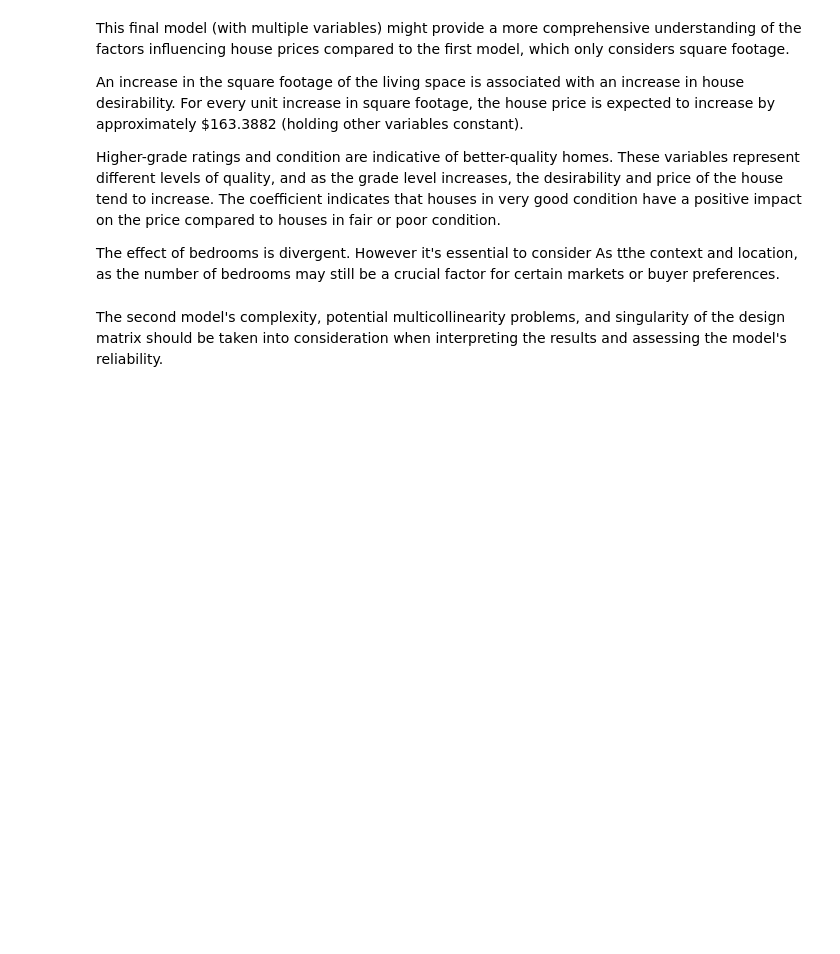
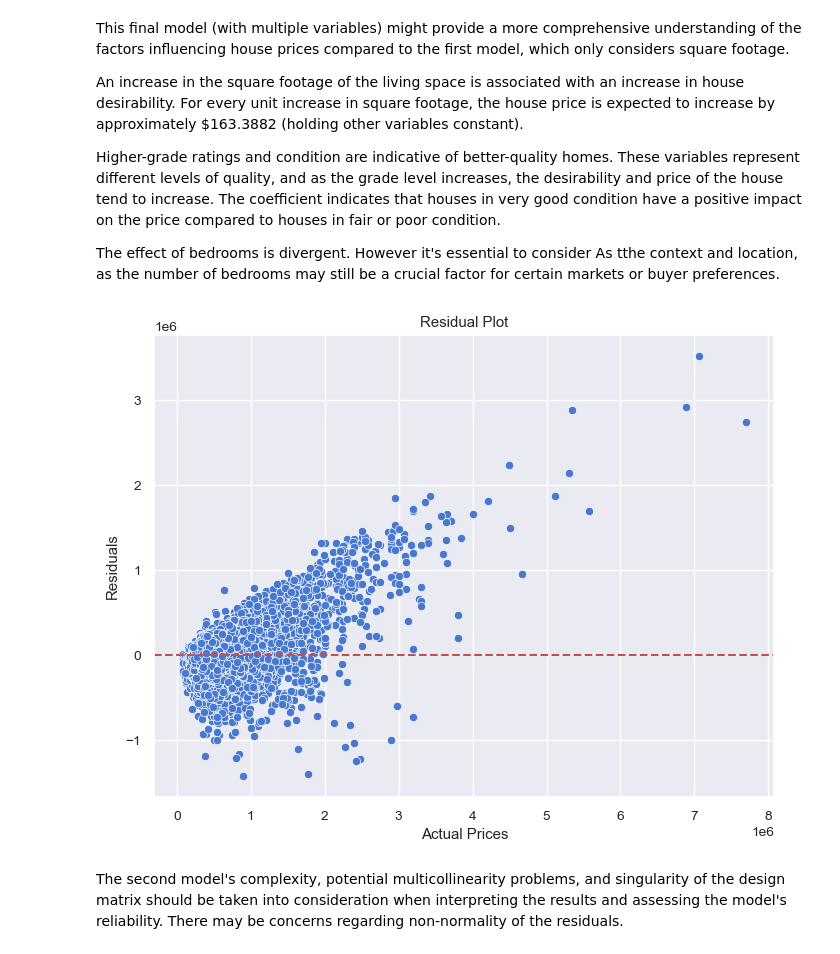
Before and after one commit to Perception-ui/phase_2, a Jupyter notebook: notebook.ipynb, the cells around one changed output. Drawn from its saved outputs; the diff is of its cells as text; code cells hidden in the pictures; blank space fills up the shorter version.

```diff
--- a/notebook.ipynb
+++ b/notebook.ipynb
@@ -719,5 +741,19 @@ An increase in the square footage of the living space is associated with an incr
 Higher-grade ratings and condition are indicative of better-quality homes. These variables represent different levels of quality, and as the grade level increases, the desirability and price of the house tend to increase. The coefficient indicates that houses in very good condition have a positive impact on the price compared to houses in fair or poor condition.
 
 The effect of bedrooms is divergent. However it's essential to consider As tthe context and location, as the number of bedrooms may still be a crucial factor for certain markets or buyer preferences.
+# %%
+# Calculate the residuals
+residuals = y - trained_model.fittedvalues
+
+# Scatter plot of residuals against actual prices
+plt.figure(figsize=(8, 6))
+sns.scatterplot(x=y, y=residuals)
+plt.xlabel('Actual Prices')
+plt.ylabel('Residuals')
+plt.title('Residual Plot')
+plt.axhline(0, color='r', linestyle='--')  # Add a horizontal line at y=0
+plt.show()
+# %% [output]
+[figure, added]
 # %% [markdown]
-The second model's complexity, potential multicollinearity problems, and singularity of the design matrix should be taken into consideration when interpreting the results and assessing the model's reliability.
+The second model's complexity, potential multicollinearity problems, and singularity of the design matrix should be taken into consideration when interpreting the results and assessing the model's reliability. There may be concerns regarding non-normality of the residuals.
```
Also changed, not shown: parts of 8 cells of this notebook, 1 other file.
